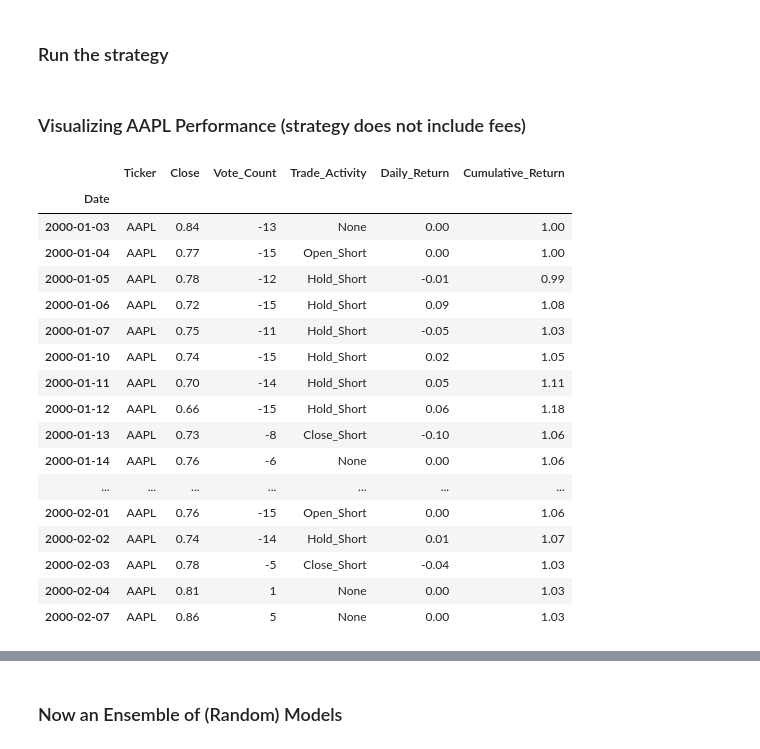
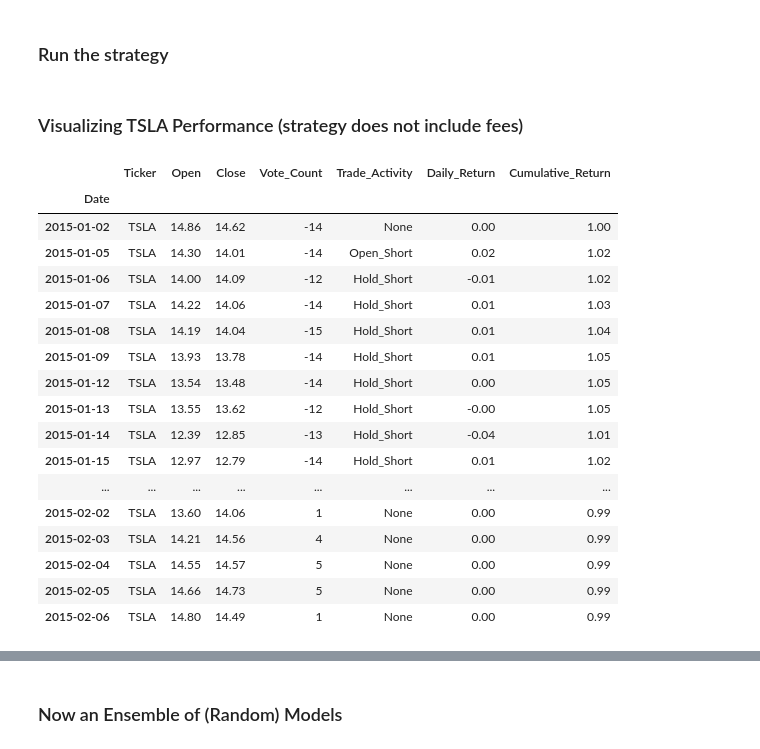
Before and after one commit to billyfrog8/Ensemble, a Jupyter notebook: Ensemble.ipynb, the cells around one changed output, grey strips where cells are left out. Drawn from its saved outputs; the diff is of its cells as text; code cells hidden in the pictures.

```diff
--- a/Ensemble.ipynb
+++ b/Ensemble.ipynb
@@ -4,6 +4,8 @@
 import os
 import warnings
 import pandas as pd
+import numpy as np
+import pandas_ta as ta
 
 def process_stock_data(folder_path, start_date='2000-01-01'):
 
@@ -59,6 +61,6 @@ def process_stock_data(folder_path, start_date='2000-01-01'):
     return long_df
 
 folder_path = r"C:\Users\6eggr\Desktop\Python\New folder\daily_data"
-long_df = process_stock_data(folder_path)
+long_df = process_stock_data(folder_path, start_date='2015-01-01')
 long_df.head(5)
 # %% [output]
@@ -170,7 +171,7 @@ def create_binary_features(df):
 
     df['Vote_Count'] = df[binary_columns].sum(axis=1)
 
-    columns_to_keep = ['Date', 'Ticker', 'Close'] + binary_columns + ['Vote_Count']
+    columns_to_keep = ['Date', 'Ticker', 'Close', 'Open'] + binary_columns + ['Vote_Count']
 
     return df[columns_to_keep]
 # %%
@@ -305,26 +293,26 @@ def simulate_trading(df, open_threshold = 14, close_threshold=10):
 trades_df = binary_df.groupby('Ticker').apply(simulate_trading)
 trades_df.set_index('Date', inplace=True)
 # %% [markdown]
-### Visualizing AAPL Performance (strategy does not include fees)
+### Visualizing TSLA Performance (strategy does not include fees)
 # %%
-trades_df[trades_df['Ticker'] == 'AAPL'].head(25)
+trades_df[trades_df['Ticker'] == 'TSLA'].head(25)
 # %% [output]
-|  | Ticker | Close | Vote_Count | Trade_Activity | Daily_Return | Cumulative_Return |
-| Date |  |  |  |  |  |  |
-| 2000-01-03 | AAPL | 0.84 | -13 | None | 0.00 | 1.00 |
-| 2000-01-04 | AAPL | 0.77 | -15 | Open_Short | 0.00 | 1.00 |
-| 2000-01-05 | AAPL | 0.78 | -12 | Hold_Short | -0.01 | 0.99 |
-| 2000-01-06 | AAPL | 0.72 | -15 | Hold_Short | 0.09 | 1.08 |
-| 2000-01-07 | AAPL | 0.75 | -11 | Hold_Short | -0.05 | 1.03 |
-| 2000-01-10 | AAPL | 0.74 | -15 | Hold_Short | 0.02 | 1.05 |
-| 2000-01-11 | AAPL | 0.70 | -14 | Hold_Short | 0.05 | 1.11 |
-| 2000-01-12 | AAPL | 0.66 | -15 | Hold_Short | 0.06 | 1.18 |
-| 2000-01-13 | AAPL | 0.73 | -8 | Close_Short | -0.10 | 1.06 |
-| 2000-01-14 | AAPL | 0.76 | -6 | None | 0.00 | 1.06 |
-| ... | ... | ... | ... | ... | ... | ... |
-| 2000-02-01 | AAPL | 0.76 | -15 | Open_Short | 0.00 | 1.06 |
-| 2000-02-02 | AAPL | 0.74 | -14 | Hold_Short | 0.01 | 1.07 |
-| 2000-02-03 | AAPL | 0.78 | -5 | Close_Short | -0.04 | 1.03 |
-| 2000-02-04 | AAPL | 0.81 | 1 | None | 0.00 | 1.03 |
-| 2000-02-07 | AAPL | 0.86 | 5 | None | 0.00 | 1.03 |
+|  | Ticker | Open | Close | Vote_Count | Trade_Activity | Daily_Return | Cumulative_Return |
+| Date |  |  |  |  |  |  |  |
+| 2015-01-02 | TSLA | 14.86 | 14.62 | -14 | None | 0.00 | 1.00 |
+| 2015-01-05 | TSLA | 14.30 | 14.01 | -14 | Open_Short | 0.02 | 1.02 |
+| 2015-01-06 | TSLA | 14.00 | 14.09 | -12 | Hold_Short | -0.01 | 1.02 |
+| 2015-01-07 | TSLA | 14.22 | 14.06 | -14 | Hold_Short | 0.01 | 1.03 |
+| 2015-01-08 | TSLA | 14.19 | 14.04 | -15 | Hold_Short | 0.01 | 1.04 |
+| 2015-01-09 | TSLA | 13.93 | 13.78 | -14 | Hold_Short | 0.01 | 1.05 |
+| 2015-01-12 | TSLA | 13.54 | 13.48 | -14 | Hold_Short | 0.00 | 1.05 |
+| 2015-01-13 | TSLA | 13.55 | 13.62 | -12 | Hold_Short | -0.00 | 1.05 |
+| 2015-01-14 | TSLA | 12.39 | 12.85 | -13 | Hold_Short | -0.04 | 1.01 |
+| 2015-01-15 | TSLA | 12.97 | 12.79 | -14 | Hold_Short | 0.01 | 1.02 |
+| ... | ... | ... | ... | ... | ... | ... | ... |
+| 2015-02-02 | TSLA | 13.60 | 14.06 | 1 | None | 0.00 | 0.99 |
+| 2015-02-03 | TSLA | 14.21 | 14.56 | 4 | None | 0.00 | 0.99 |
+| 2015-02-04 | TSLA | 14.55 | 14.57 | 5 | None | 0.00 | 0.99 |
+| 2015-02-05 | TSLA | 14.66 | 14.73 | 5 | None | 0.00 | 0.99 |
+| 2015-02-06 | TSLA | 14.80 | 14.49 | 1 | None | 0.00 | 0.99 |
 # %%
```
Also changed, not shown: parts of 13 cells of this notebook, 3 other files.
